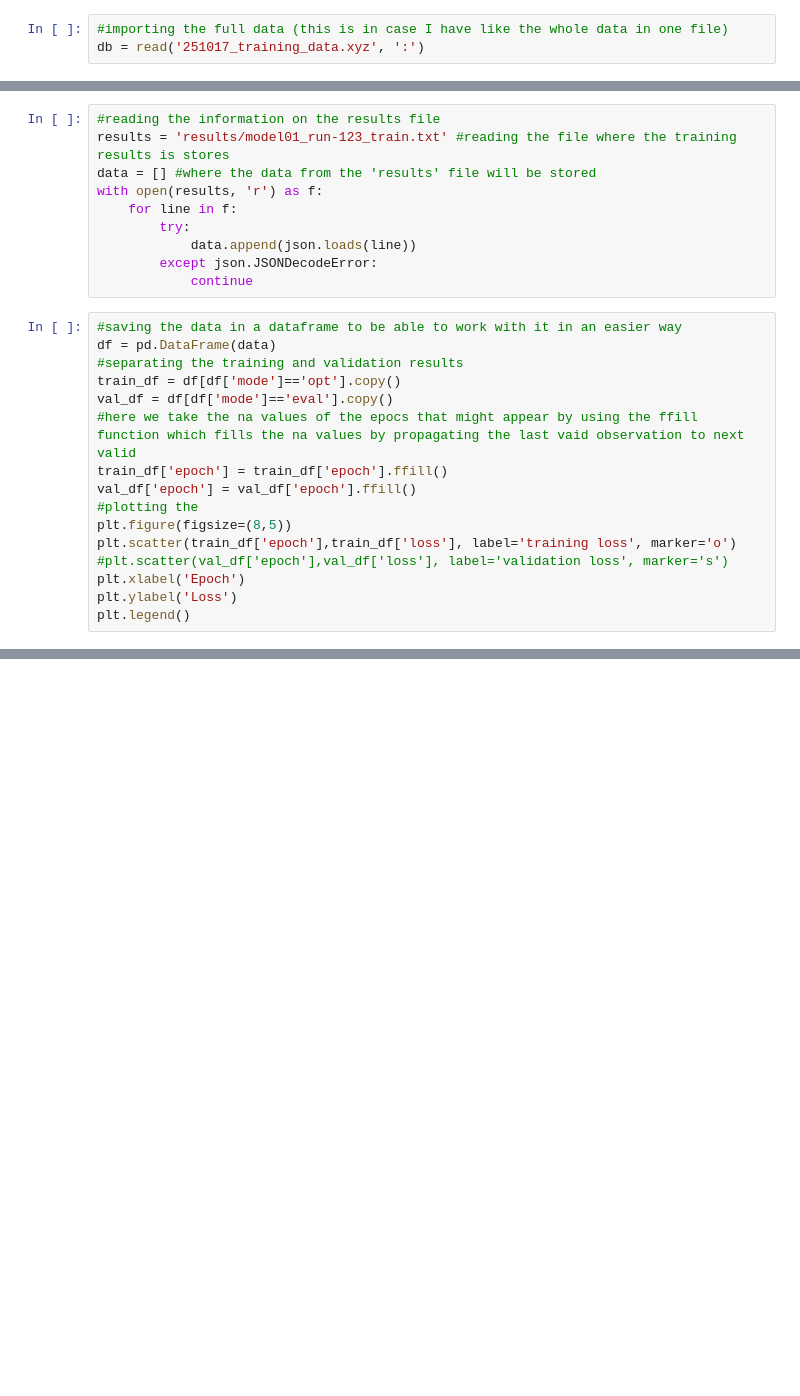
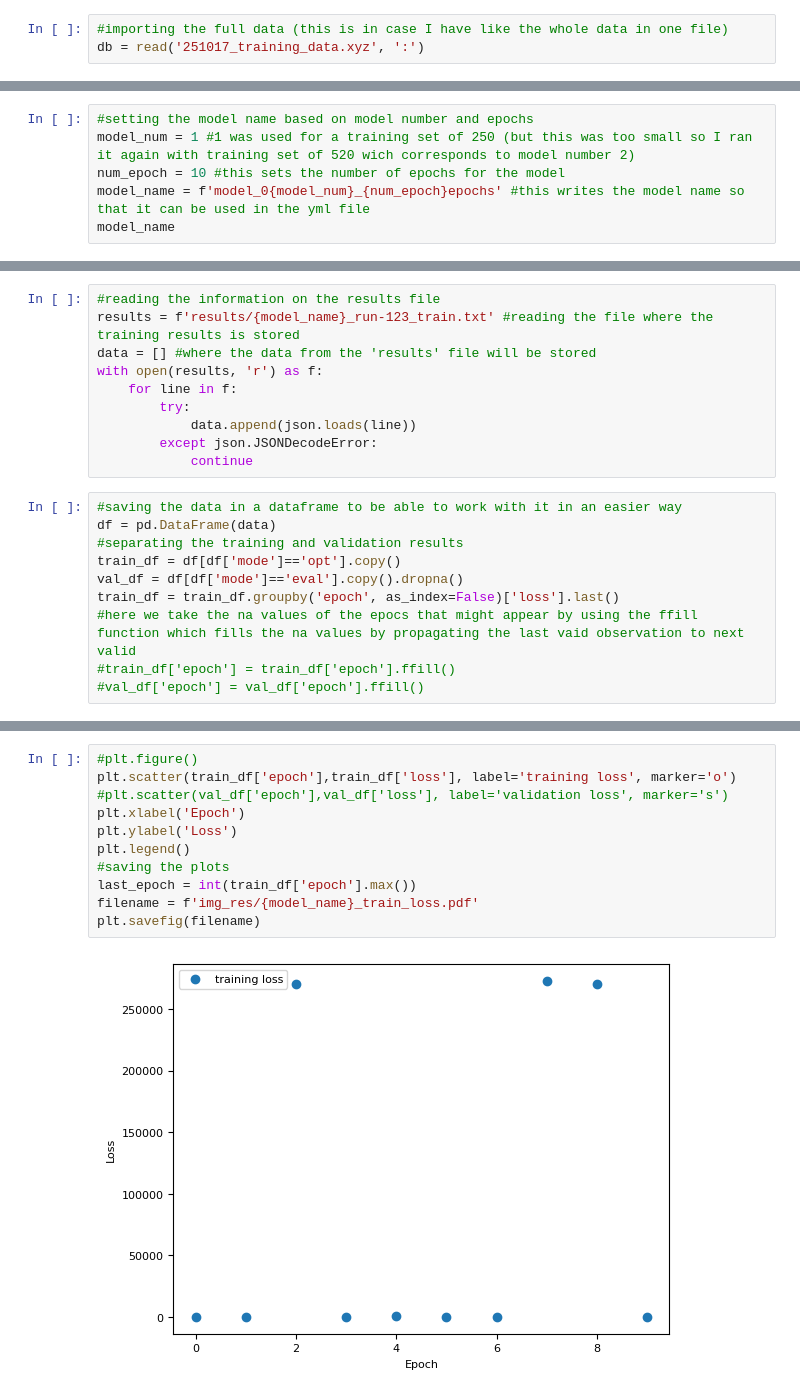
Before and after one commit to ShannonNCM/research_files, a Jupyter notebook: new_model/training_notebook.ipynb, the cells around one changed output, grey strips where cells are left out. Drawn from its saved outputs; the diff is of its cells as text; blank space fills up the shorter version.

Commit message:
last update

```diff
--- a/new_model/training_notebook.ipynb
+++ b/new_model/training_notebook.ipynb
@@ -33,0 +18,6 @@ Overwriting config_new_model.yml
+# %%
+#setting the model name based on model number and epochs
+model_num = 1 #1 was used for a training set of 250 (but this was too small so I ran it again with training set of 520 wich corresponds to model number 2)
+num_epoch = 10 #this sets the number of epochs for the model
+model_name = f'model_0{model_num}_{num_epoch}epochs' #this writes the model name so that it can be used in the yml file
+model_name
@@ -73,6 +80,6 @@ import pandas as pd
 # %%
 #reading the information on the results file
-results = 'results/model01_run-123_train.txt' #reading the file where the training results is stores
+results = f'results/{model_name}_run-123_train.txt' #reading the file where the training results is stored
 data = [] #where the data from the 'results' file will be stored
 with open(results, 'r') as f:
     for line in f:
@@ -85,14 +92,8 @@ with open(results, 'r') as f:
 df = pd.DataFrame(data)
 #separating the training and validation results
 train_df = df[df['mode']=='opt'].copy()
-val_df = df[df['mode']=='eval'].copy()
+val_df = df[df['mode']=='eval'].copy().dropna()
+train_df = train_df.groupby('epoch', as_index=False)['loss'].last()
 #here we take the na values of the epocs that might appear by using the ffill function which fills the na values by propagating the last vaid observation to next valid
-train_df['epoch'] = train_df['epoch'].ffill()
-val_df['epoch'] = val_df['epoch'].ffill()
-#plotting the
-plt.figure(figsize=(8,5))
-plt.scatter(train_df['epoch'],train_df['loss'], label='training loss', marker='o')
-#plt.scatter(val_df['epoch'],val_df['loss'], label='validation loss', marker='s')
-plt.xlabel('Epoch')
-plt.ylabel('Loss')
-plt.legend()
+#train_df['epoch'] = train_df['epoch'].ffill()
+#val_df['epoch'] = val_df['epoch'].ffill()
@@ -111,0 +139,13 @@ plt.legend()
+# %%
+#plt.figure()
+plt.scatter(train_df['epoch'],train_df['loss'], label='training loss', marker='o')
+#plt.scatter(val_df['epoch'],val_df['loss'], label='validation loss', marker='s')
+plt.xlabel('Epoch')
+plt.ylabel('Loss')
+plt.legend()
+#saving the plots
+last_epoch = int(train_df['epoch'].max())
+filename = f'img_res/{model_name}_train_loss.pdf'
+plt.savefig(filename)
+# %% [output]
+[figure, added]
```
Also changed, not shown: parts of 15 cells of this notebook, 29 other files.
